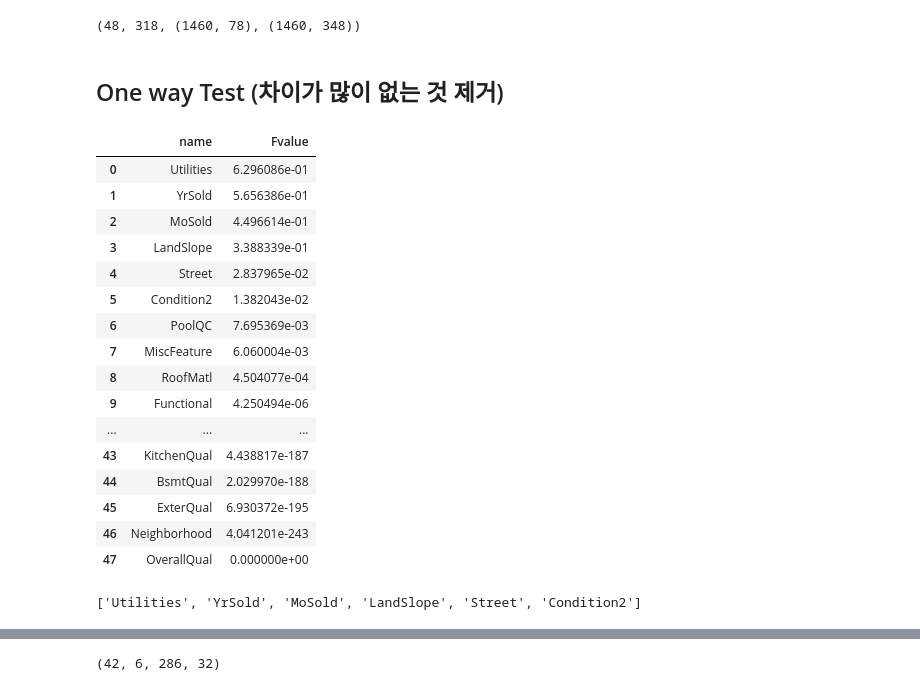
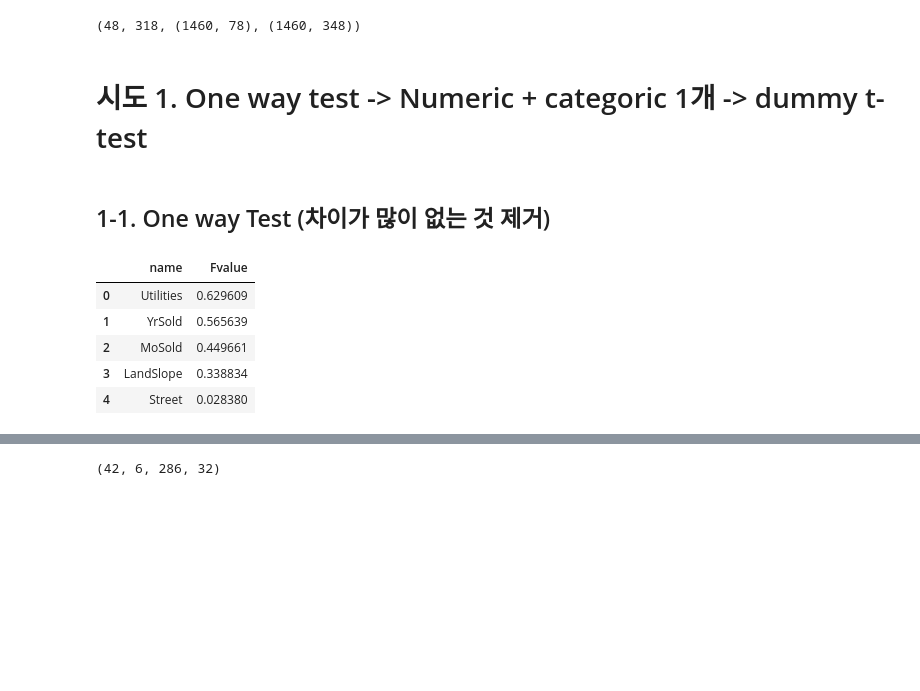
Before and after one commit to wjy5446/house-price-project, a Jupyter notebook: YoonJaeyoung/3-featureSelection_dummy.ipynb, the cells around one changed output, grey strips where cells are left out. Cells and saved outputs as stored; diff of their text form; code cells hidden in the pictures; blank space fills up the shorter version.

```diff
--- a/YoonJaeyoung/3-featureSelection_dummy.ipynb
+++ b/YoonJaeyoung/3-featureSelection_dummy.ipynb
@@ -357,8 +357,6 @@ for idx, a in enumerate(alpha_list):
         print(len(non_zero_list))
 
         if(len(non_zero_list) > 0):
-            model_test = sm.OLS.from_formula(makeFormula_scale("SalePriceLog", None, non_zero_list, False), df_scale_numeric)
-            result_test = model_test.fit()
             rmsd_test, r2_test = crossValidation(df_scale_numeric, makeFormula_scale("SalePriceLog", None, non_zero_list, False), 5, 100)
 
             rmsd_test_list.append(rmsd_test)
@@ -435,43 +433,32 @@ df_scale_cate_dummy = pd.concat([df_scale_numeric, df_train_dummy[categoric_dumm
 len(categoric_list), len(categoric_dummy_list), df_scale_cate.shape, df_scale_cate_dummy.shape
 # %% [output]
 (48, 318, (1460, 78), (1460, 348))
+# %% [markdown]
+# 시도 1. One way test -> Numeric + categoric 1개 -> dummy t-test
 # %% [markdown]
-## One way Test (차이가 많이 없는 것 제거)
+## 1-1. One way Test (차이가 많이 없는 것 제거)
 # %%
 df_one_anova_Fvalue = pd.DataFrame(columns = ["name", "Fvalue"])
 
 for idx, c in enumerate(categoric_list):
     model = sm.OLS.from_formula("SalePriceLog ~ C({})".format(c), data=df_train)
     result = model.fit()
     df_tmp=sm.stats.anova_lm(result)
     df_one_anova_Fvalue.loc[idx] = {"name":c, "Fvalue":df_tmp['PR(>F)'][0]}
 
 df_one_anova_Fvalue.sort_values(by=["Fvalue"], ascending=False, inplace=True)
 df_one_anova_Fvalue.reset_index(drop=True, inplace=True)
-df_one_anova_Fvalue
+df_one_anova_Fvalue.head()
 # %% [output]
 |  | name | Fvalue |
-| 0 | Utilities | 6.296086e-01 |
-| 1 | YrSold | 5.656386e-01 |
-| 2 | MoSold | 4.496614e-01 |
-| 3 | LandSlope | 3.388339e-01 |
-| 4 | Street | 2.837965e-02 |
-| 5 | Condition2 | 1.382043e-02 |
-| 6 | PoolQC | 7.695369e-03 |
-| 7 | MiscFeature | 6.060004e-03 |
-| 8 | RoofMatl | 4.504077e-04 |
-| 9 | Functional | 4.250494e-06 |
-| ... | ... | ... |
-| 43 | KitchenQual | 4.438817e-187 |
-| 44 | BsmtQual | 2.029970e-188 |
-| 45 | ExterQual | 6.930372e-195 |
-| 46 | Neighborhood | 4.041201e-243 |
-| 47 | OverallQual | 0.000000e+00 |
+| 0 | Utilities | 0.629609 |
+| 1 | YrSold | 0.565639 |
+| 2 | MoSold | 0.449661 |
+| 3 | LandSlope | 0.338834 |
+| 4 | Street | 0.028380 |
 # %%
 over_one_Fvalue_list = list(df_one_anova_Fvalue[df_one_anova_Fvalue["Fvalue"] > 0.01]["name"])
-over_one_Fvalue_list
+# over_one_Fvalue_list
-# %% [output]
-['Utilities', 'YrSold', 'MoSold', 'LandSlope', 'Street', 'Condition2']
 # %%
 over_one_Fvalue_dummy_list=[]
 for c in over_one_Fvalue_list:
```
Also changed, not shown: parts of 31 cells of this notebook, 11 other files.
